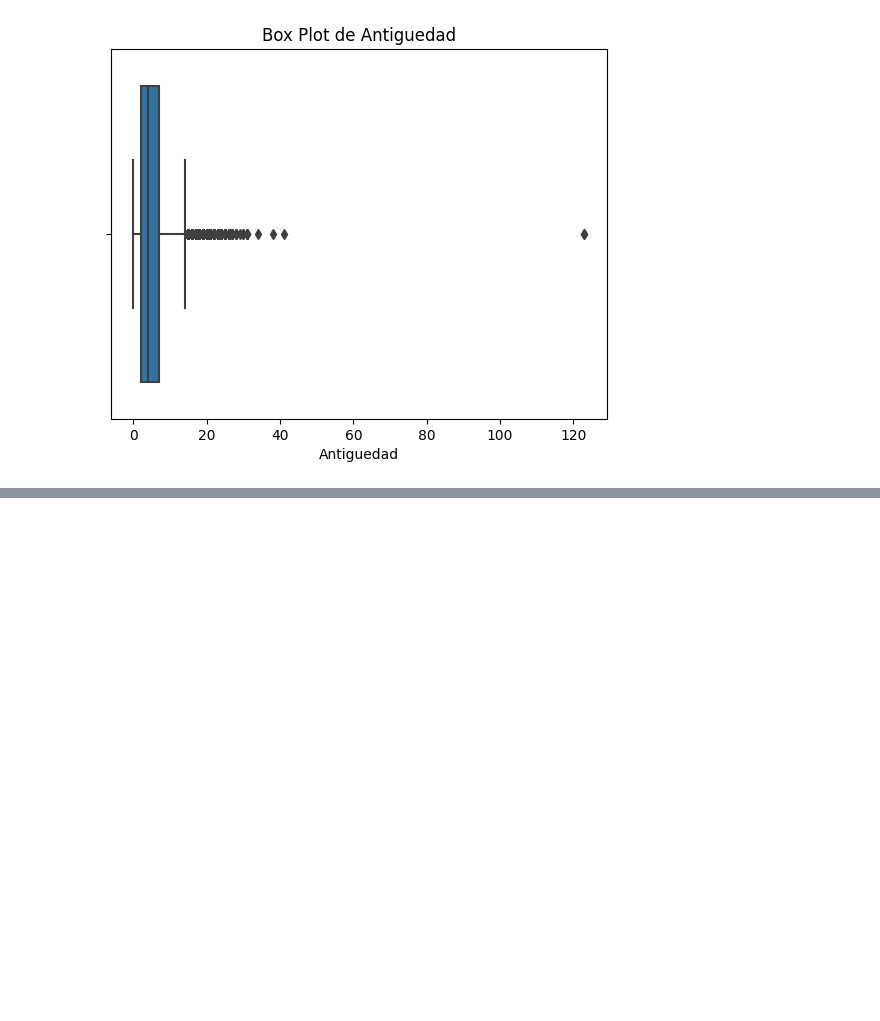
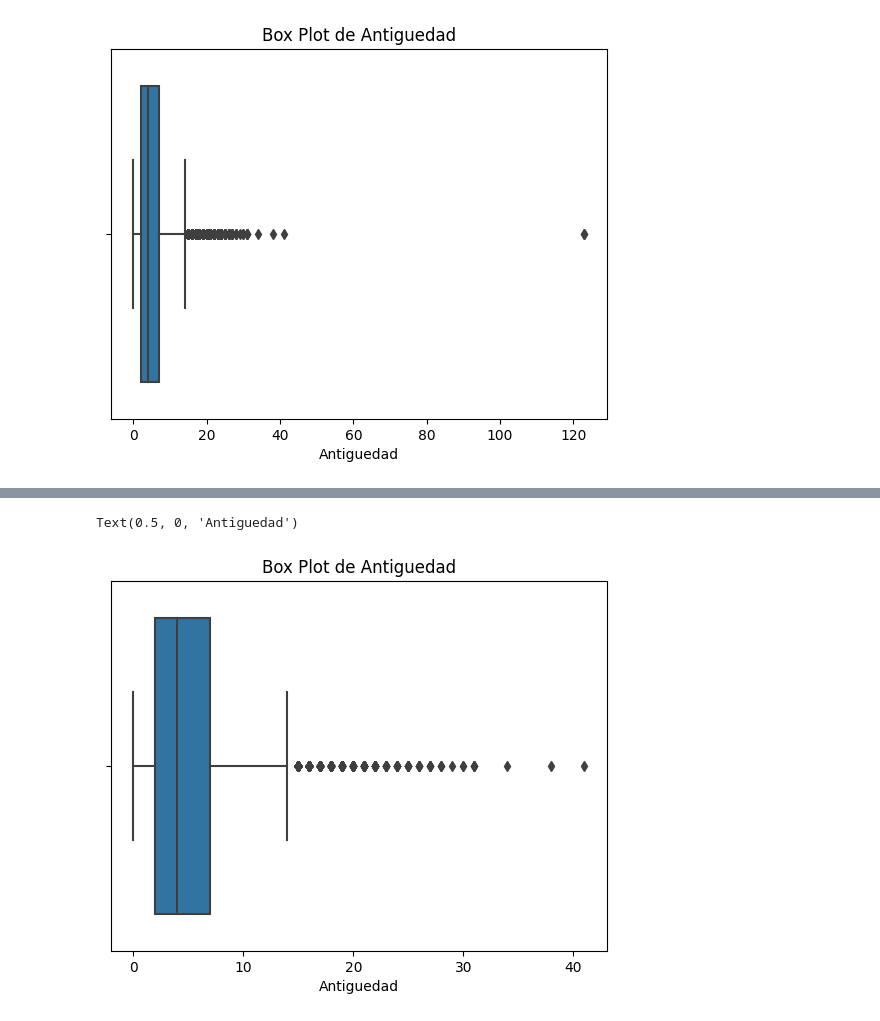
Before and after one commit to mflazaro/bases_ds_python, a Jupyter notebook: ProyectoDS_ParteII_Lazaro_draft.ipynb, the cells around one changed output, grey strips where cells are left out. Saved outputs shown, nothing was run; the diff lists cells and outputs as text; code cells hidden in the pictures; blank space fills up the shorter version.

```diff
--- a/ProyectoDS_ParteII_Lazaro_draft.ipynb
+++ b/ProyectoDS_ParteII_Lazaro_draft.ipynb
@@ -291,0 +288,6 @@ taxis_imputed.loc[outliers.index, 'total'] = median_value
+# %%
+#Se observan valores de antiguedad laboral que son superiores a lo posible, por ejemplo superiores
+#a los 100 años. Imputaremos estos valores para hacer el análisis deseado.
+
+df_winsorized_2 = df_winsorized[(df_winsorized.person_emp_length <= 80)]
+df_winsorized_2.info()
@@ -291,0 +314,7 @@ taxis_imputed.loc[outliers.index, 'total'] = median_value
+# %%
+h = sns.boxplot(data = df_winsorized_2, x = 'person_emp_length')
+h.set_title('Box Plot de Antiguedad')
+h.set_xlabel('Antiguedad')
+# %% [output]
+Text(0.5, 0, 'Antiguedad')
+[figure, added]
```
Also changed, not shown: parts of 7 cells of this notebook.
